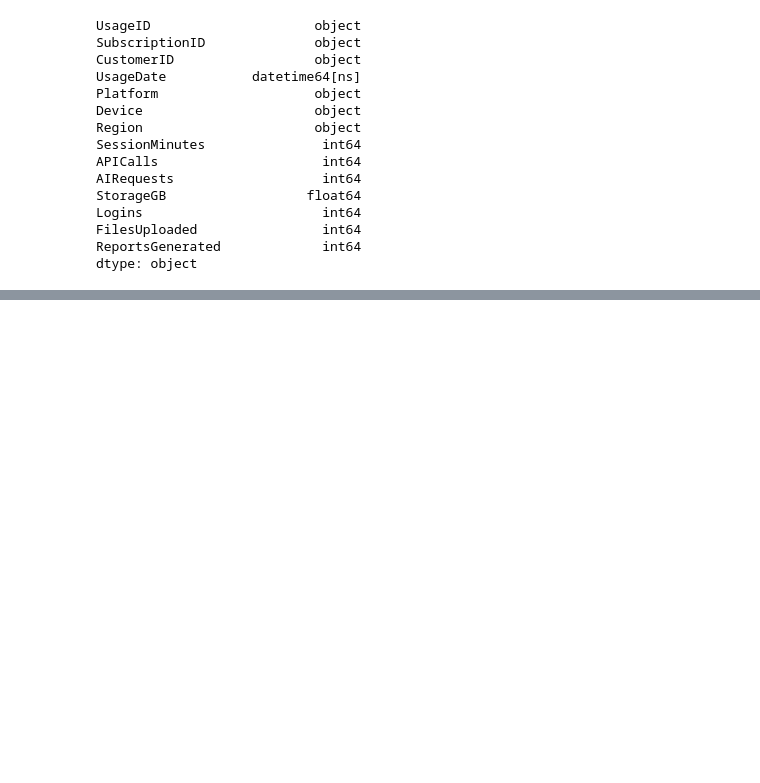
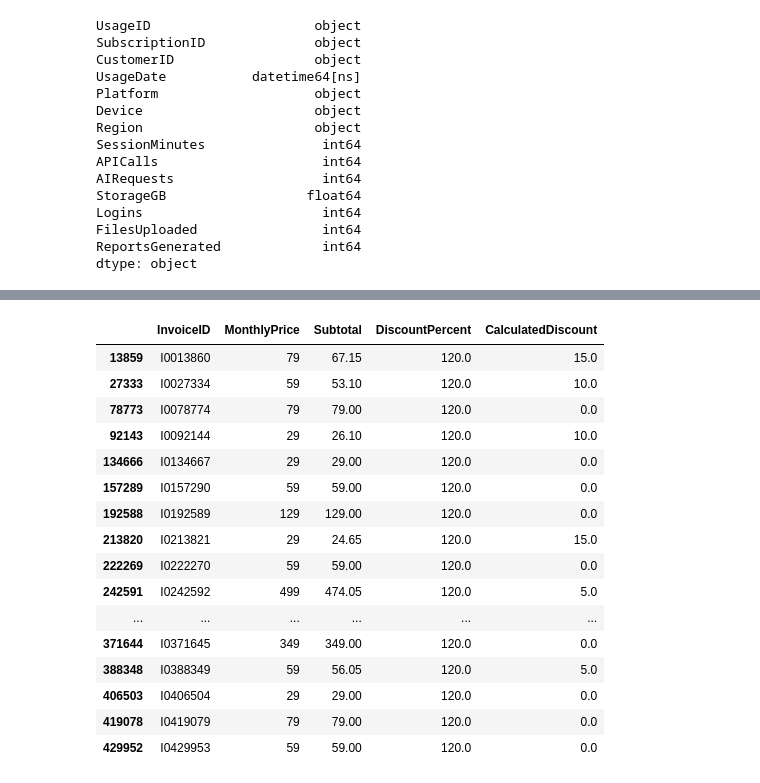
Before and after one commit to ZeeshanTalpur/Project-NexusPulse-SaaS-Profitability-Analysis, a Jupyter notebook: Notebooks/Data Cleaning.ipynb, the cells around one changed output, grey strips where cells are left out. Saved outputs shown, nothing was run; the diff lists cells and outputs as text; code cells hidden in the pictures; blank space fills up the shorter version.

```diff
--- a/Notebooks/Data Cleaning.ipynb
+++ b/Notebooks/Data Cleaning.ipynb
@@ -1930,0 +2019,36 @@ dtype: object
+# %%
+recoverable = invoices[
+    (invoices["DiscountPercent"] == 120)
+    &
+    (invoices["CalculatedDiscount"] >= 0)
+    &
+    (invoices["CalculatedDiscount"] <= 30)
+]
+
+recoverable[
+    [
+        "InvoiceID",
+        "MonthlyPrice",
+        "Subtotal",
+        "DiscountPercent",
+        "CalculatedDiscount"
+    ]
+].head(20)
+# %% [output]
+|  | InvoiceID | MonthlyPrice | Subtotal | DiscountPercent | CalculatedDiscount |
+| 13859 | I0013860 | 79 | 67.15 | 120.0 | 15.0 |
+| 27333 | I0027334 | 59 | 53.10 | 120.0 | 10.0 |
+| 78773 | I0078774 | 79 | 79.00 | 120.0 | 0.0 |
+| 92143 | I0092144 | 29 | 26.10 | 120.0 | 10.0 |
+| 134666 | I0134667 | 29 | 29.00 | 120.0 | 0.0 |
+| 157289 | I0157290 | 59 | 59.00 | 120.0 | 0.0 |
+| 192588 | I0192589 | 129 | 129.00 | 120.0 | 0.0 |
+| 213820 | I0213821 | 29 | 24.65 | 120.0 | 15.0 |
+| 222269 | I0222270 | 59 | 59.00 | 120.0 | 0.0 |
+| 242591 | I0242592 | 499 | 474.05 | 120.0 | 5.0 |
+| ... | ... | ... | ... | ... | ... |
+| 371644 | I0371645 | 349 | 349.00 | 120.0 | 0.0 |
+| 388348 | I0388349 | 59 | 56.05 | 120.0 | 5.0 |
+| 406503 | I0406504 | 29 | 29.00 | 120.0 | 0.0 |
+| 419078 | I0419079 | 79 | 79.00 | 120.0 | 0.0 |
+| 429952 | I0429953 | 59 | 59.00 | 120.0 | 0.0 |
```
Also changed, not shown: parts of 50 cells of this notebook.
